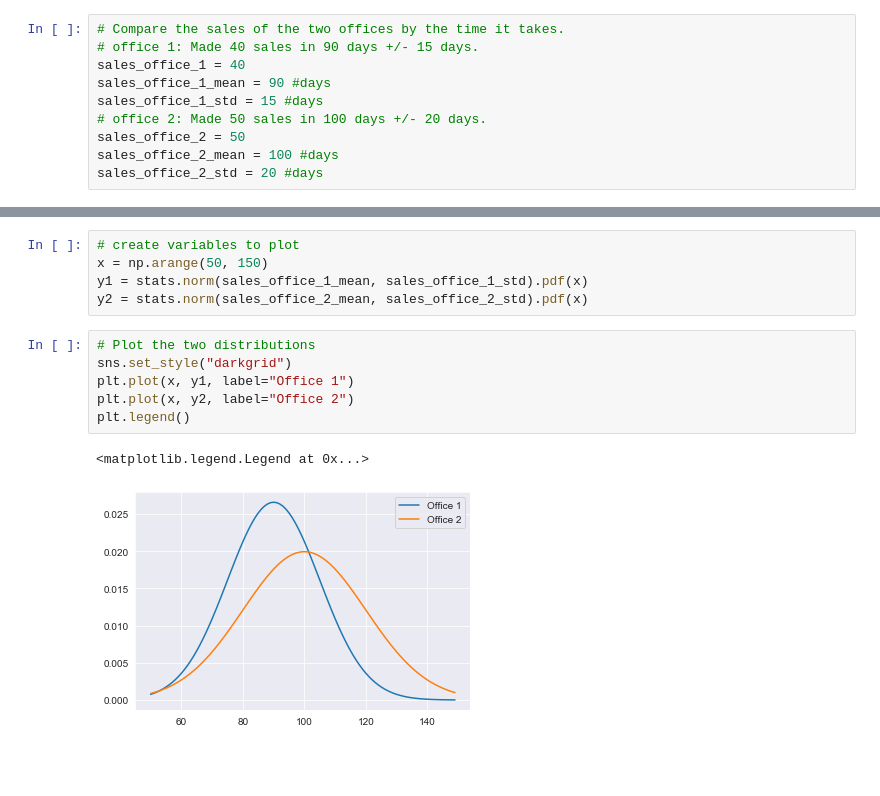
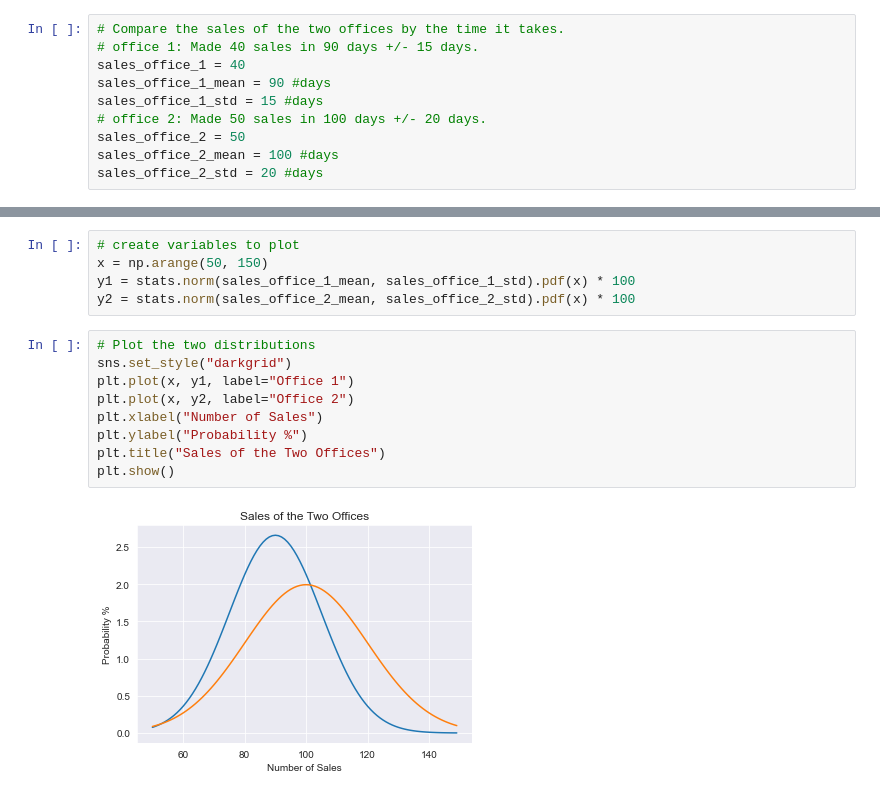
Before and after one commit to craigcalzado/statistics-exercises, a Jupyter notebook: hypothesis_testing.ipynb, the cells around one changed output, grey strips where cells are left out. Saved outputs shown, nothing was run; the diff lists cells and outputs as text; blank space fills up the shorter version.

```diff
--- a/hypothesis_testing.ipynb
+++ b/hypothesis_testing.ipynb
@@ -58,14 +95,16 @@ sales_office_2_std = 20 #days
 # %%
 # create variables to plot
 x = np.arange(50, 150)
-y1 = stats.norm(sales_office_1_mean, sales_office_1_std).pdf(x)
-y2 = stats.norm(sales_office_2_mean, sales_office_2_std).pdf(x)
+y1 = stats.norm(sales_office_1_mean, sales_office_1_std).pdf(x) * 100
+y2 = stats.norm(sales_office_2_mean, sales_office_2_std).pdf(x) * 100
 # %%
 # Plot the two distributions
 sns.set_style("darkgrid")
 plt.plot(x, y1, label="Office 1")
 plt.plot(x, y2, label="Office 2")
-plt.legend()
+plt.xlabel("Number of Sales")
+plt.ylabel("Probability %")
+plt.title("Sales of the Two Offices")
+plt.show()
 # %% [output]
-<matplotlib.legend.Legend at 0x...>
-[figure, old version]
+[figure, new version]
```
Also changed, not shown: parts of 12 cells of this notebook.
